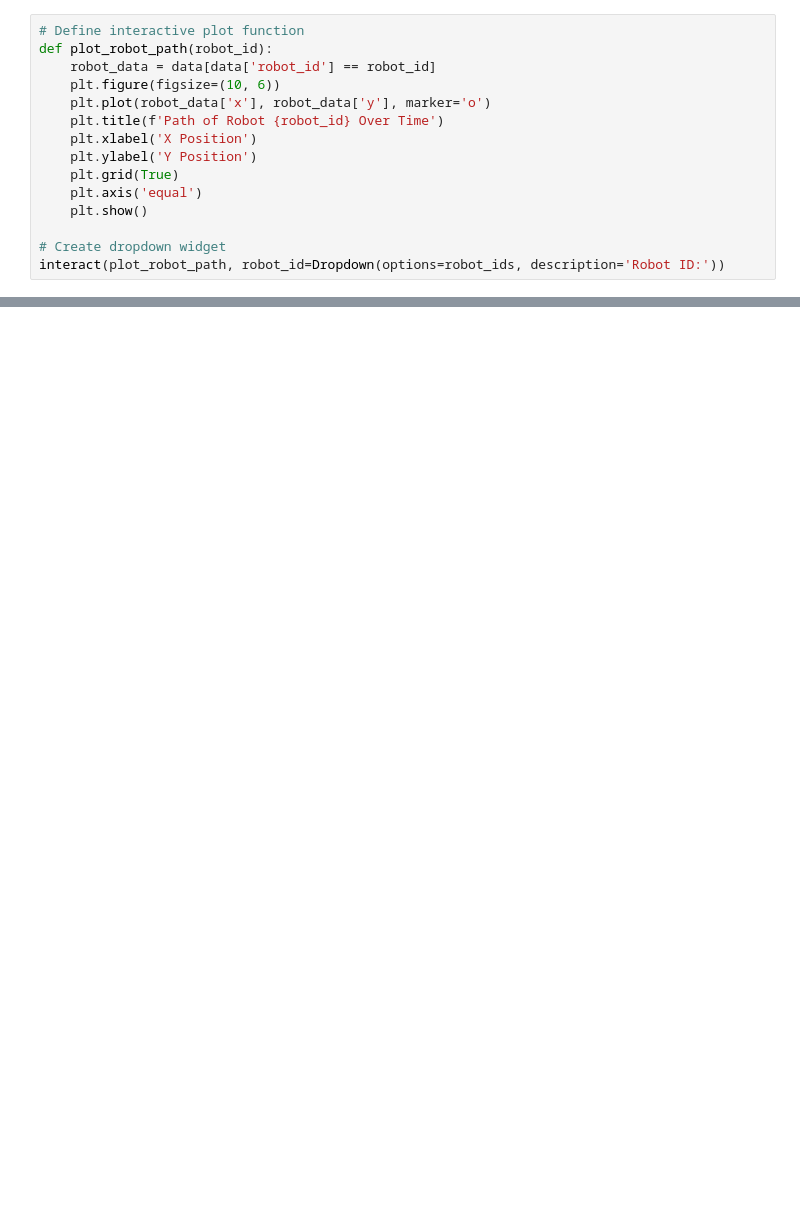
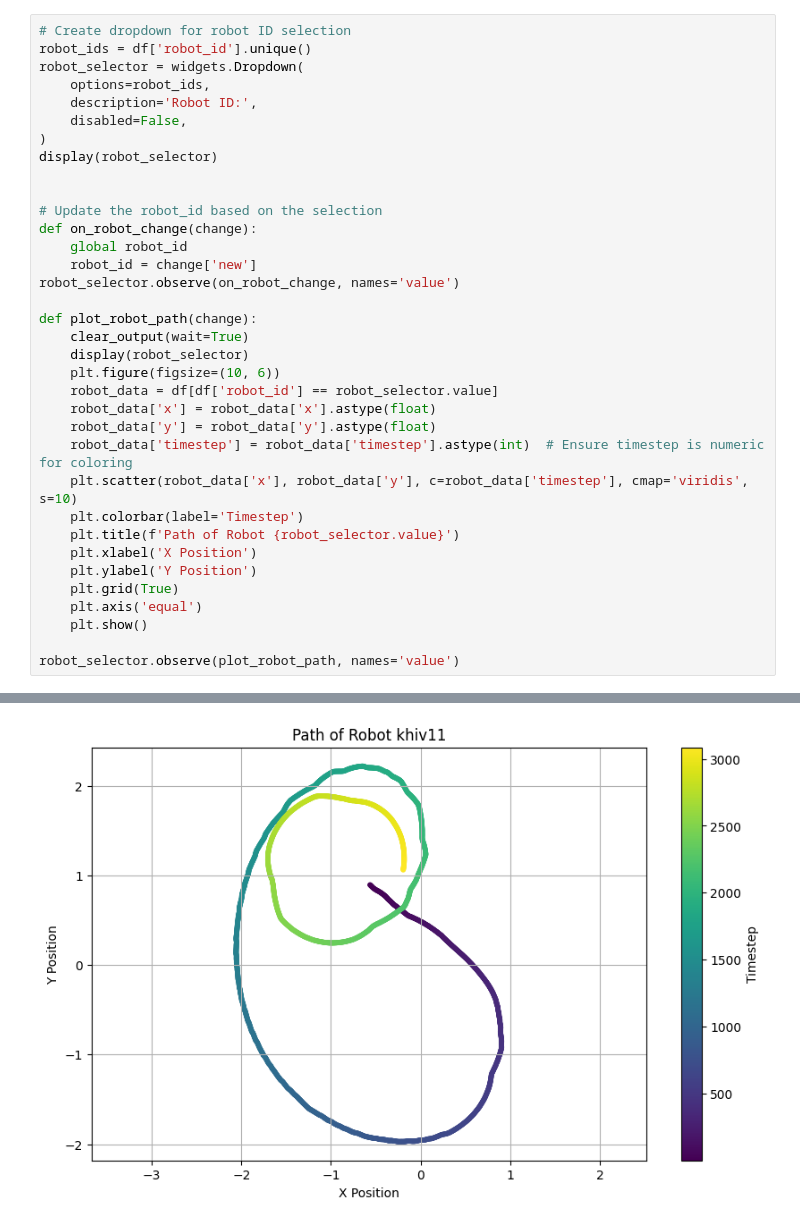
Before and after one commit to crwian/swarm_final, a Jupyter notebook: python/path_vis.ipynb, the cells around one changed output, grey strips where cells are left out. Saved outputs shown, nothing was run; the diff lists cells and outputs as text; blank space fills up the shorter version.

```diff
--- a/python/path_vis.ipynb
+++ b/python/path_vis.ipynb
@@ -46,15 +69,36 @@ NameError: name 'files' is not defined
 # %%
-# Define interactive plot function
-def plot_robot_path(robot_id):
-    robot_data = data[data['robot_id'] == robot_id]
+# Create dropdown for robot ID selection
+robot_ids = df['robot_id'].unique()
+robot_selector = widgets.Dropdown(
+    options=robot_ids,
+    description='Robot ID:',
+    disabled=False,
+)
+display(robot_selector)
+
+
+# Update the robot_id based on the selection
+def on_robot_change(change):
+    global robot_id
+    robot_id = change['new']
+robot_selector.observe(on_robot_change, names='value')
+
+def plot_robot_path(change):
+    clear_output(wait=True)
+    display(robot_selector)
     plt.figure(figsize=(10, 6))
-    plt.plot(robot_data['x'], robot_data['y'], marker='o')
-    plt.title(f'Path of Robot {robot_id} Over Time')
+    robot_data = df[df['robot_id'] == robot_selector.value]
+    robot_data['x'] = robot_data['x'].astype(float)
+    robot_data['y'] = robot_data['y'].astype(float)
+    robot_data['timestep'] = robot_data['timestep'].astype(int)  # Ensure timestep is numeric for coloring
+    plt.scatter(robot_data['x'], robot_data['y'], c=robot_data['timestep'], cmap='viridis', s=10)
+    plt.colorbar(label='Timestep')
+    plt.title(f'Path of Robot {robot_selector.value}')
     plt.xlabel('X Position')
     plt.ylabel('Y Position')
     plt.grid(True)
     plt.axis('equal')
     plt.show()
 
-# Create dropdown widget
-interact(plot_robot_path, robot_id=Dropdown(options=robot_ids, description='Robot ID:'))
+robot_selector.observe(plot_robot_path, names='value')
+# %% [output]
@@ -60,0 +106 @@ interact(plot_robot_path, robot_id=Dropdown(options=robot_ids, description='Robo
+[figure, added]
```
Also changed, not shown: parts of 3 cells of this notebook.
